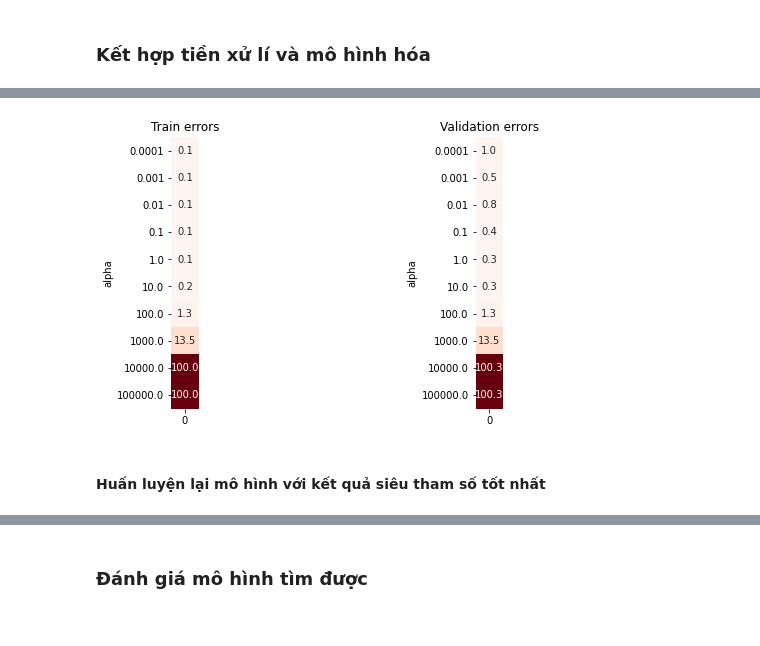
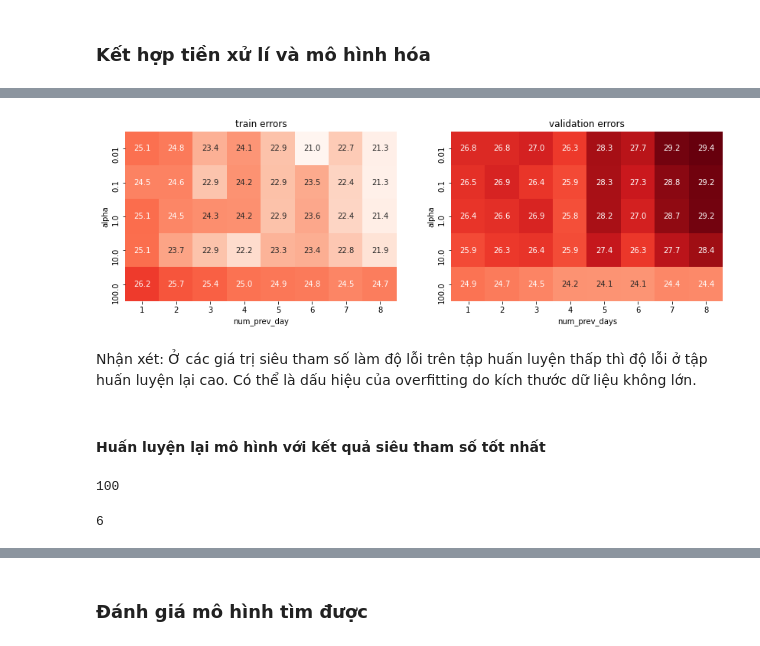
Before and after one commit to TanThinNguyen/data-science-final-project, a Jupyter notebook: weather_forecast.ipynb, the cells around one changed output, grey strips where cells are left out. Cells and saved outputs as stored; diff of their text form; code cells hidden in the pictures.

```diff
--- a/weather_forecast.ipynb
+++ b/weather_forecast.ipynb
@@ -273,15 +449,16 @@ Nhận xét: Giá trị độ ẩm tương tối ở cột output dao động t
 Tiến hành tách tập data thu được thành 3 tập huấn luyện, validation và tập kiểm tra theo tỉ lệ 70%-15%-15%
 # %%
 # Tách X_df và y_sr
-y_sr = data_df["Humidity"]
-X_df = data_df.drop("Humidity", axis = 1)
+y_sr = data_df["HumidityFuture"]
+X_df = data_df.drop("HumidityFuture", axis = 1)
 # %%
 # Tách tập kiểm tra
-train_valid_X_df, test_X_df, train_valid_y_sr, test_y_sr = train_test_split(X_df, y_sr, test_size = 0.15, random_state = 0)
+train_valid_X_df, test_X_df, train_valid_y_sr, test_y_sr = train_test_split(
+    X_df, y_sr, test_size = 0.15, random_state = 2)
 # %%
 # Tách tập validation, còn lại là của tập huấn luyện
-train_X_df, val_X_df, train_y_sr, val_y_sr = train_test_split(train_valid_X_df, train_valid_y_sr, test_size = 3/17,
-                                                              random_state = 0)
+train_X_df, val_X_df, train_y_sr, val_y_sr = train_test_split(
+    train_valid_X_df, train_valid_y_sr, test_size = 3/17, random_state = 2)
 # %% [markdown]
 Tập kiểm tra
 # %%
@@ -376,7 +558,7 @@ df.agg([missing_ratio, 'min', lower_quartile, median, upper_quartile, 'max'])
 #### Phân bố của các cột dữ liệu không phải dạng số
 # %%
 pd.set_option('display.max_colwidth', 200) # Để nhìn rõ hơn
-cat_cols = ['Datetime', 'Sunrise', 'Sunset', 'Conditions', 'Icon']
+cat_cols = ['Datetime', 'Conditions', 'Icon']
 cat_multi_cols = ['Conditions']
 df = train_X_df[cat_cols]
 
@@ -574,19 +759,35 @@ Pipeline(steps=[('pipeline',
 # %%
 # Trực quan hóa kết quả
-train_errs_df = pd.DataFrame(data = np.array(train_errs).reshape(len(alphas), -1), index = alphas)
-val_errs_df = pd.DataFrame(data = np.array(val_errs).reshape(len(alphas), -1), index = alphas)
+train_errs_df = pd.DataFrame(data=np.array(train_errs).reshape(len(alphas), -1),
+                             index=alphas, columns=num_prev_days)
+val_errs_df = pd.DataFrame(data=np.array(val_errs).reshape(len(alphas), -1),
+                           index=alphas, columns=num_prev_days)
+
 min_err = min(min(train_errs), min(val_errs))
 max_err = max(max(train_errs), max(val_errs))
-plt.figure(figsize = (10, 5))
+
+plt.figure(figsize=(16, 8))
 plt.subplot(1, 2, 1)
-sns.heatmap(train_errs_df, vmin = min_err, vmax = max_err, square = True, annot = True, cbar = False, fmt = '.1f',
-            cmap = 'Reds')
-plt.title('Train errors'); plt.ylabel('alpha')
+sns.heatmap(train_errs_df, vmin=min_err, vmax=max_err, square=True, annot=True,
+            cbar=False, fmt='.1f', cmap='Reds')
+plt.title('train errors'); plt.xlabel('num_prev_day'); plt.ylabel('alpha')
+
 plt.subplot(1, 2, 2)
-sns.heatmap(val_errs_df, vmin = min_err, vmax = max_err, square = True, annot = True, cbar = False, fmt = '.1f', cmap = 'Reds')
-plt.title('Validation errors'); plt.ylabel('alpha');
+sns.heatmap(val_errs_df, vmin=min_err, vmax=max_err, square=True, annot=True,
+            cbar=False, fmt='.1f', cmap='Reds')
+plt.title('validation errors'); plt.xlabel('num_prev_days'); plt.ylabel('alpha');
 # %% [output]
-[figure, old version]
+[figure, new version]
+# %% [markdown]
+Nhận xét: Ở các giá trị siêu tham số làm độ lỗi trên tập huấn luyện thấp thì độ lỗi ở tập huấn luyện lại cao. Có thể là dấu hiệu của overfitting do kích thước dữ liệu không lớn.
 # %% [markdown]
 #### Huấn luyện lại mô hình với kết quả siêu tham số tốt nhất
+# %%
+best_alpha
+# %% [output]
+100
+# %%
+best_num_prev_day
+# %% [output]
+6
 # %%
```
Also changed, not shown: parts of 60 cells of this notebook, 2 other files.
